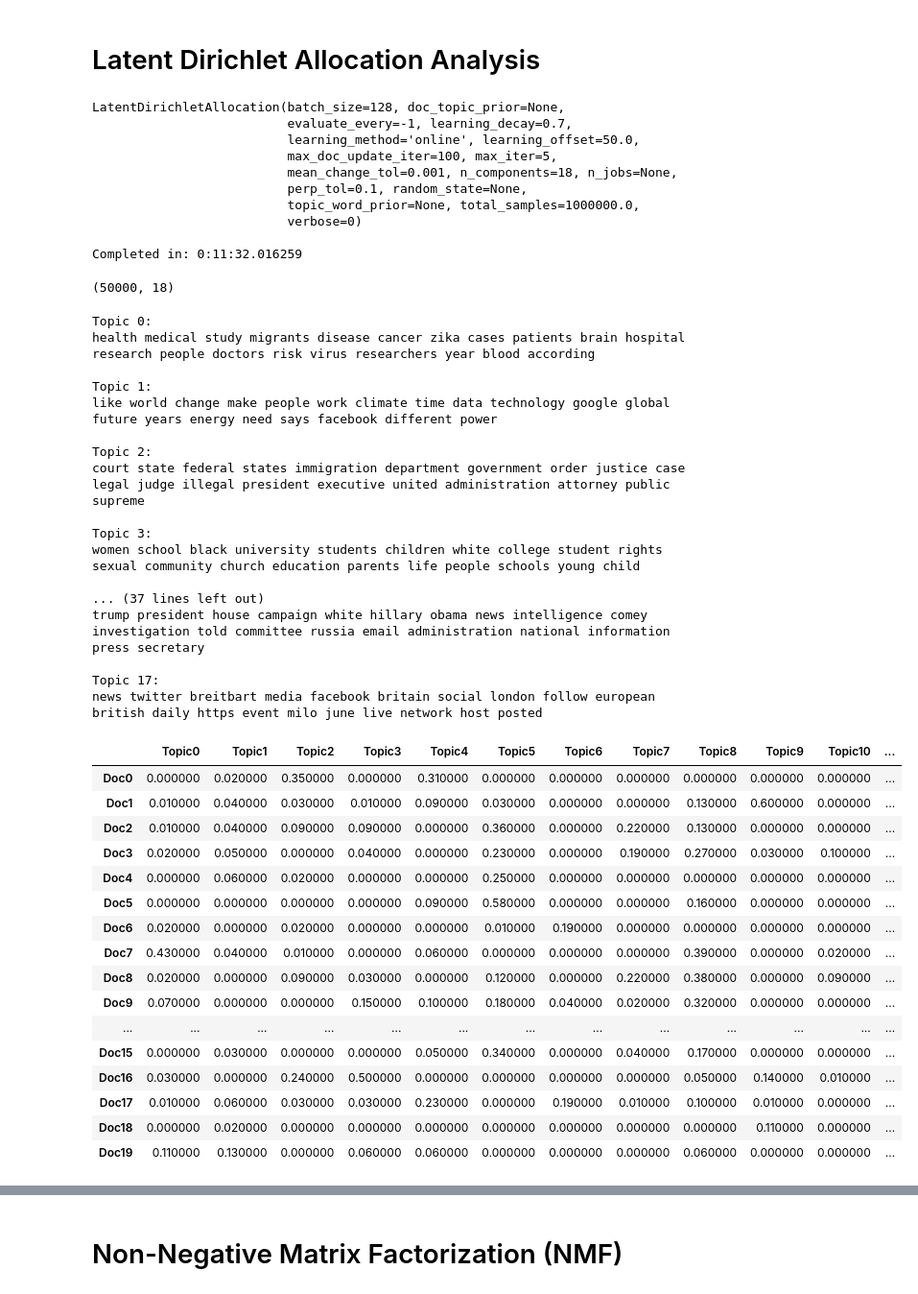
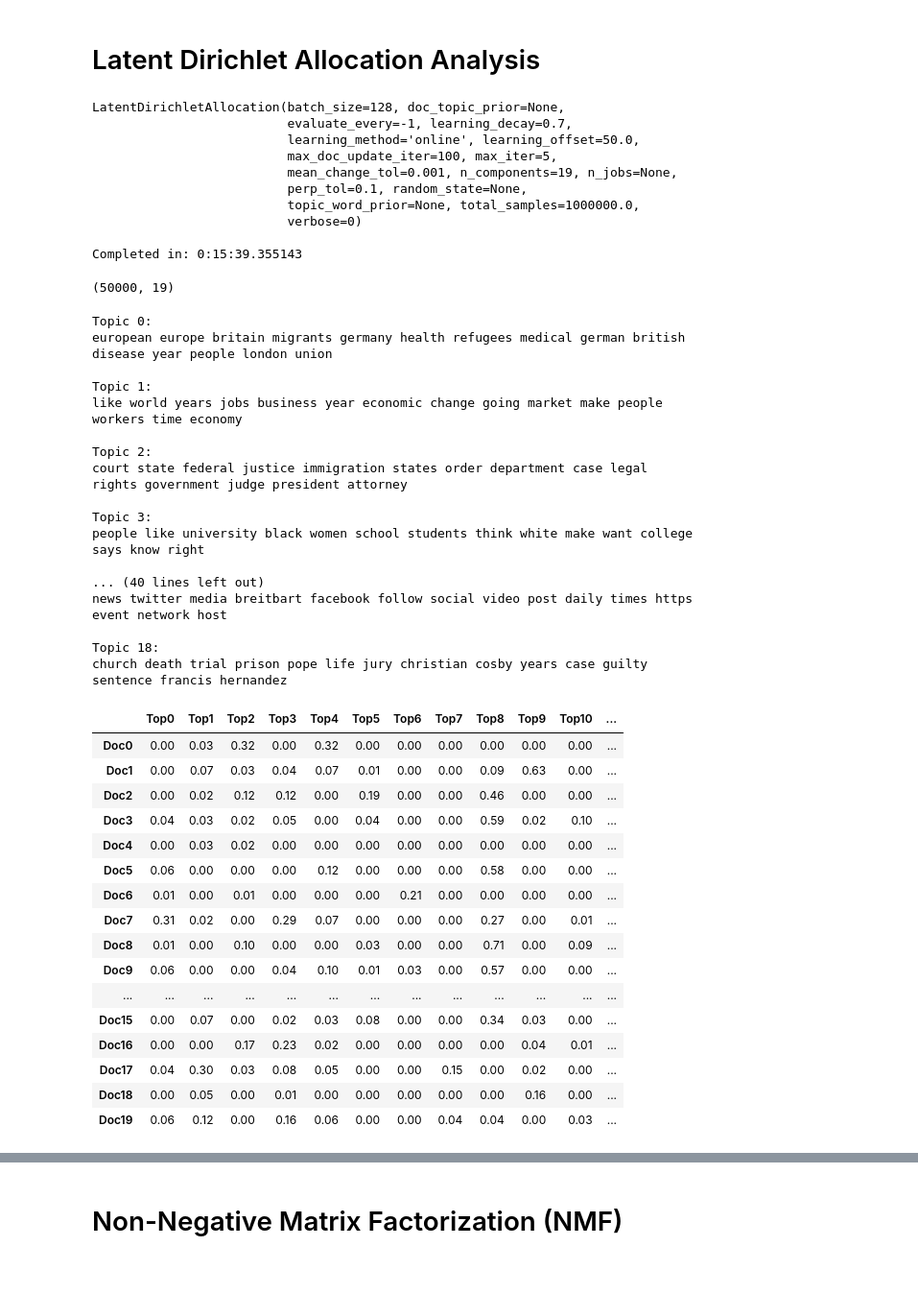
Before and after one commit to koayst/rp_nlp, a Jupyter notebook: NLP-Assignment-KoaySengTian.ipynb, the cells around one changed output, grey strips where cells are left out. Shown: that part at 96% size. Drawn from its saved outputs; the diff is of its cells as text; code cells hidden in the pictures.

```diff
--- a/NLP-Assignment-KoaySengTian.ipynb
+++ b/NLP-Assignment-KoaySengTian.ipynb
@@ -39,8 +32,8 @@ import pyLDAvis.sklearn
 import re
 import string
 # %%
-num_topics = 18
-num_top_words = 20
+num_topics = 19
+num_top_words = 15
 
 my_custom_stopwords = ('said', 'donald', 'clinton')
 
@@ -193,83 +188,86 @@ LatentDirichletAllocation(batch_size=128, doc_topic_prior=None,
                           evaluate_every=-1, learning_decay=0.7,
                           learning_method='online', learning_offset=50.0,
                           max_doc_update_iter=100, max_iter=5,
-                          mean_change_tol=0.001, n_components=18, n_jobs=None,
+                          mean_change_tol=0.001, n_components=19, n_jobs=None,
                           perp_tol=0.1, random_state=None,
                           topic_word_prior=None, total_samples=1000000.0,
                           verbose=0)
 
-Completed in: 0:11:32.016259
+Completed in: 0:15:39.355143
 # %%
 # Number of documents, Number of topics
 lda_output.shape
 # %% [output]
-(50000, 18)
+(50000, 19)
 # %%
-feature_names = vectorizer.get_feature_names()
-display_top_words(lda_model, feature_names, num_top_words)
+# display topics
+lda_feature_names = vectorizer.get_feature_names()
+display_topic(lda_model, lda_feature_names, num_top_words)
 # %% [output]
 Topic 0:
-health medical study migrants disease cancer zika cases patients brain hospital research people doctors risk virus researchers year blood according
+european europe britain migrants germany health refugees medical german british disease year people london union
 
 Topic 1:
-like world change make people work climate time data technology google global future years energy need says facebook different power
+like world years jobs business year economic change going market make people workers time economy
 
 Topic 2:
-court state federal states immigration department government order justice case legal judge illegal president executive united administration attorney public supreme
+court state federal justice immigration states order department case legal rights government judge president attorney
 
 Topic 3:
-women school black university students children white college student rights sexual community church education parents life people schools young child
+people like university black women school students think white make want college says know right
 
-... (37 lines left out)
-trump president house campaign white hillary obama news intelligence comey investigation told committee russia email administration national information press secretary
+... (40 lines left out)
+news twitter media breitbart facebook follow social video post daily times https event network host
 
-Topic 17:
-news twitter breitbart media facebook britain social london follow european british daily https event milo june live network host posted
+Topic 18:
+church death trial prison pope life jury christian cosby years case guilty sentence francis hernandez
 # %%
 # Find dominant topics for document
 
 # Styling
 def color_norm(val):
     color = 'red' if val > .1 else 'black'
     return 'color: {col}'.format(col=color)
 
 def color_bold(val):
     weight = 700 if val > .1 else 400
     return 'font-weight: {weight}'.format(weight=weight)
 
 # column names
-topicnames = ["Topic" + str(i) for i in range(lda_model.n_components)]
+topicnames = ["Top" + str(i) for i in range(lda_model.n_components)]
 
 # index names
 docnames = ["Doc" + str(i) for i in range(len(docs))]
 
 # Make the pandas dataframe
 df_document_topic = pd.DataFrame(np.round(lda_output, 2), columns=topicnames, index=docnames)
 
 # Get dominant topic for each document
 dominant_topic = np.argmax(df_document_topic.values, axis=1)
-df_document_topic['dominantTopic'] = dominant_topic
+df_document_topic['Topic'] = dominant_topic
 
 # Apply Style to first 20 document
-df_document_topic2 = df_document_topic.head(20).style.applymap(color_norm).applymap(color_bold)
+df_document_topic2 = df_document_topic.head(20)
+#.style.applymap(color_norm).applymap(color_bold)
+
 df_document_topic2
 # %% [output]
-|  | Topic0 | Topic1 | Topic2 | Topic3 | Topic4 | Topic5 | Topic6 | Topic7 | Topic8 | Topic9 | Topic10 | ... |
-| Doc0 | 0.000000 | 0.020000 | 0.350000 | 0.000000 | 0.310000 | 0.000000 | 0.000000 | 0.000000 | 0.000000 | 0.000000 | 0.000000 | ... |
-| Doc1 | 0.010000 | 0.040000 | 0.030000 | 0.010000 | 0.090000 | 0.030000 | 0.000000 | 0.000000 | 0.130000 | 0.600000 | 0.000000 | ... |
-| Doc2 | 0.010000 | 0.040000 | 0.090000 | 0.090000 | 0.000000 | 0.360000 | 0.000000 | 0.220000 | 0.130000 | 0.000000 | 0.000000 | ... |
-| Doc3 | 0.020000 | 0.050000 | 0.000000 | 0.040000 | 0.000000 | 0.230000 | 0.000000 | 0.190000 | 0.270000 | 0.030000 | 0.100000 | ... |
-| Doc4 | 0.000000 | 0.060000 | 0.020000 | 0.000000 | 0.000000 | 0.250000 | 0.000000 | 0.000000 | 0.000000 | 0.000000 | 0.000000 | ... |
-| Doc5 | 0.000000 | 0.000000 | 0.000000 | 0.000000 | 0.090000 | 0.580000 | 0.000000 | 0.000000 | 0.160000 | 0.000000 | 0.000000 | ... |
-| Doc6 | 0.020000 | 0.000000 | 0.020000 | 0.000000 | 0.000000 | 0.010000 | 0.190000 | 0.000000 | 0.000000 | 0.000000 | 0.000000 | ... |
-| Doc7 | 0.430000 | 0.040000 | 0.010000 | 0.000000 | 0.060000 | 0.000000 | 0.000000 | 0.000000 | 0.390000 | 0.000000 | 0.020000 | ... |
-| Doc8 | 0.020000 | 0.000000 | 0.090000 | 0.030000 | 0.000000 | 0.120000 | 0.000000 | 0.220000 | 0.380000 | 0.000000 | 0.090000 | ... |
-| Doc9 | 0.070000 | 0.000000 | 0.000000 | 0.150000 | 0.100000 | 0.180000 | 0.040000 | 0.020000 | 0.320000 | 0.000000 | 0.000000 | ... |
+|  | Top0 | Top1 | Top2 | Top3 | Top4 | Top5 | Top6 | Top7 | Top8 | Top9 | Top10 | ... |
+| Doc0 | 0.00 | 0.03 | 0.32 | 0.00 | 0.32 | 0.00 | 0.00 | 0.00 | 0.00 | 0.00 | 0.00 | ... |
+| Doc1 | 0.00 | 0.07 | 0.03 | 0.04 | 0.07 | 0.01 | 0.00 | 0.00 | 0.09 | 0.63 | 0.00 | ... |
+| Doc2 | 0.00 | 0.02 | 0.12 | 0.12 | 0.00 | 0.19 | 0.00 | 0.00 | 0.46 | 0.00 | 0.00 | ... |
+| Doc3 | 0.04 | 0.03 | 0.02 | 0.05 | 0.00 | 0.04 | 0.00 | 0.00 | 0.59 | 0.02 | 0.10 | ... |
+| Doc4 | 0.00 | 0.03 | 0.02 | 0.00 | 0.00 | 0.00 | 0.00 | 0.00 | 0.00 | 0.00 | 0.00 | ... |
+| Doc5 | 0.06 | 0.00 | 0.00 | 0.00 | 0.12 | 0.00 | 0.00 | 0.00 | 0.58 | 0.00 | 0.00 | ... |
+| Doc6 | 0.01 | 0.00 | 0.01 | 0.00 | 0.00 | 0.00 | 0.21 | 0.00 | 0.00 | 0.00 | 0.00 | ... |
+| Doc7 | 0.31 | 0.02 | 0.00 | 0.29 | 0.07 | 0.00 | 0.00 | 0.00 | 0.27 | 0.00 | 0.01 | ... |
+| Doc8 | 0.01 | 0.00 | 0.10 | 0.00 | 0.00 | 0.03 | 0.00 | 0.00 | 0.71 | 0.00 | 0.09 | ... |
+| Doc9 | 0.06 | 0.00 | 0.00 | 0.04 | 0.10 | 0.01 | 0.03 | 0.00 | 0.57 | 0.00 | 0.00 | ... |
 | ... | ... | ... | ... | ... | ... | ... | ... | ... | ... | ... | ... | ... |
-| Doc15 | 0.000000 | 0.030000 | 0.000000 | 0.000000 | 0.050000 | 0.340000 | 0.000000 | 0.040000 | 0.170000 | 0.000000 | 0.000000 | ... |
-| Doc16 | 0.030000 | 0.000000 | 0.240000 | 0.500000 | 0.000000 | 0.000000 | 0.000000 | 0.000000 | 0.050000 | 0.140000 | 0.010000 | ... |
-| Doc17 | 0.010000 | 0.060000 | 0.030000 | 0.030000 | 0.230000 | 0.000000 | 0.190000 | 0.010000 | 0.100000 | 0.010000 | 0.000000 | ... |
-| Doc18 | 0.000000 | 0.020000 | 0.000000 | 0.000000 | 0.000000 | 0.000000 | 0.000000 | 0.000000 | 0.000000 | 0.110000 | 0.000000 | ... |
-| Doc19 | 0.110000 | 0.130000 | 0.000000 | 0.060000 | 0.060000 | 0.000000 | 0.000000 | 0.000000 | 0.060000 | 0.000000 | 0.000000 | ... |
+| Doc15 | 0.00 | 0.07 | 0.00 | 0.02 | 0.03 | 0.08 | 0.00 | 0.00 | 0.34 | 0.03 | 0.00 | ... |
+| Doc16 | 0.00 | 0.00 | 0.17 | 0.23 | 0.02 | 0.00 | 0.00 | 0.00 | 0.00 | 0.04 | 0.01 | ... |
+| Doc17 | 0.04 | 0.30 | 0.03 | 0.08 | 0.05 | 0.00 | 0.00 | 0.15 | 0.00 | 0.02 | 0.00 | ... |
+| Doc18 | 0.00 | 0.05 | 0.00 | 0.01 | 0.00 | 0.00 | 0.00 | 0.00 | 0.00 | 0.16 | 0.00 | ... |
+| Doc19 | 0.06 | 0.12 | 0.00 | 0.16 | 0.06 | 0.00 | 0.00 | 0.04 | 0.04 | 0.00 | 0.03 | ... |
 # %%
 # Use pyLDAvis to visualise topic model
```
Also changed, not shown: parts of 31 cells of this notebook.
